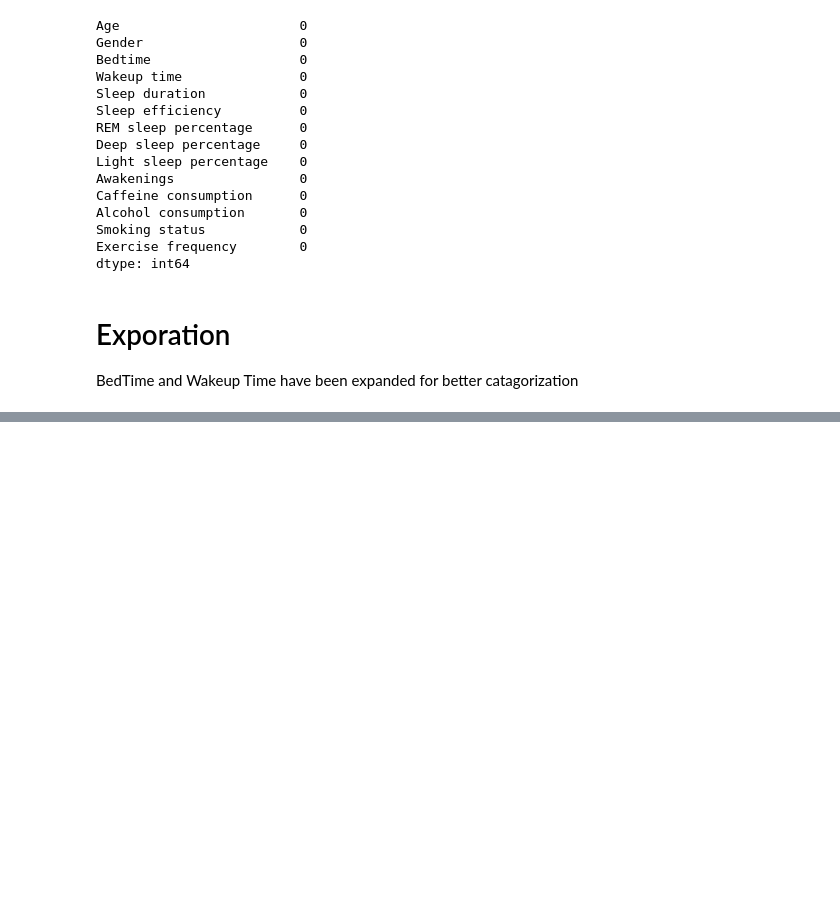
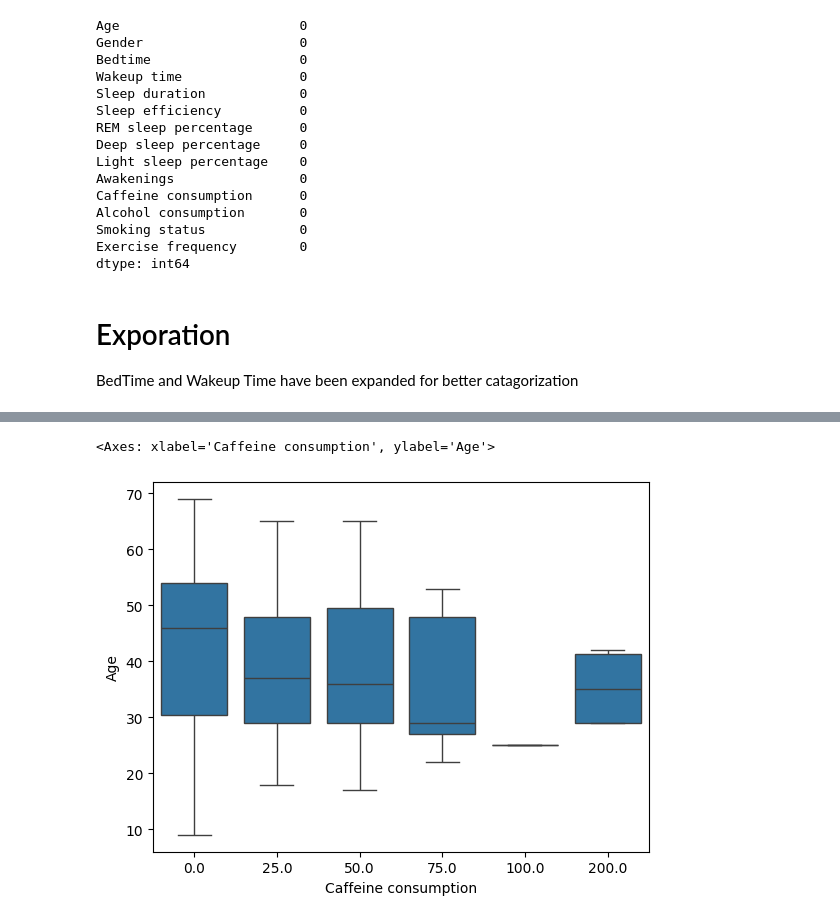
Before and after one commit to AvienReactor/CSE-Final, a Jupyter notebook: SleepJar.ipynb, the cells around one changed output, grey strips where cells are left out. Cells and saved outputs as stored; diff of their text form; code cells hidden in the pictures; blank space fills up the shorter version.

```diff
--- a/SleepJar.ipynb
+++ b/SleepJar.ipynb
@@ -7,6 +7,9 @@ import seaborn as sns
 # %%
 sleep_data = pd.read_csv('Sleep_Efficiency.csv')
 sleep_data
+
+try1 = pd.read_csv('Sleep_Efficiency.csv')
+try1
 # %% [output]
 |  | ID | Age | Gender | Bedtime | Wakeup time | Sleep duration | Sleep efficiency | ... |
 | 0 | 1 | 65 | Female | 2021-03-06 01:00:00 | 2021-03-06 07:00:00 | 6.0 | 0.88 | ... |
@@ -104,0 +105,6 @@ ValueError: Length of list vectors must match length of `data` when both are use
+# %%
+try1.describe()
+sns.boxplot(data=try1, y= 'Age', x = 'Caffeine consumption')
+# %% [output]
+<Axes: xlabel='Caffeine consumption', ylabel='Age'>
+[figure, added]
```
Also changed, not shown: parts of 5 cells of this notebook.
